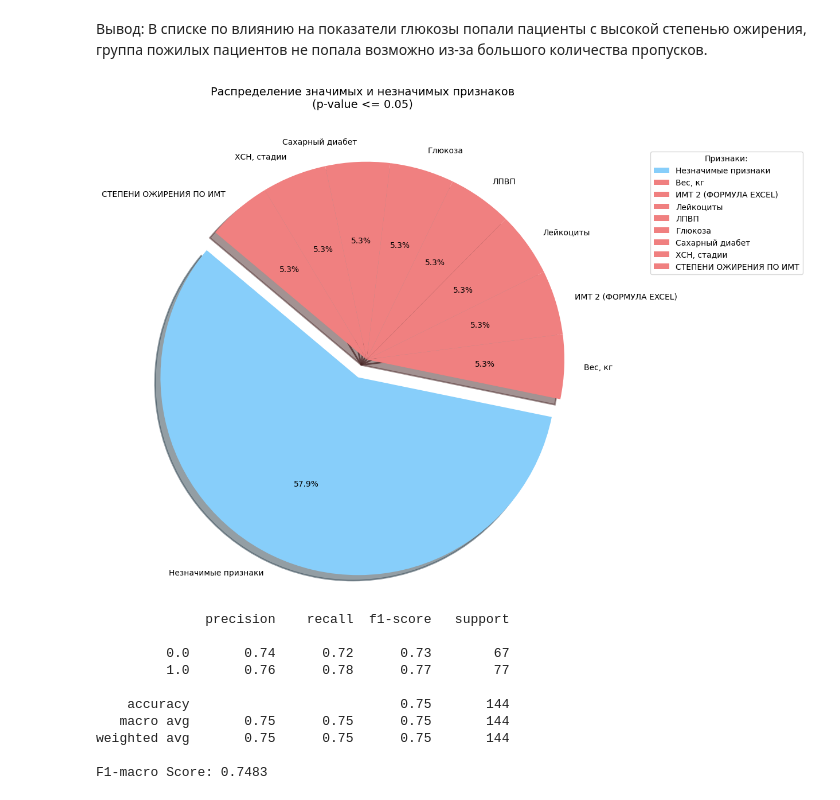
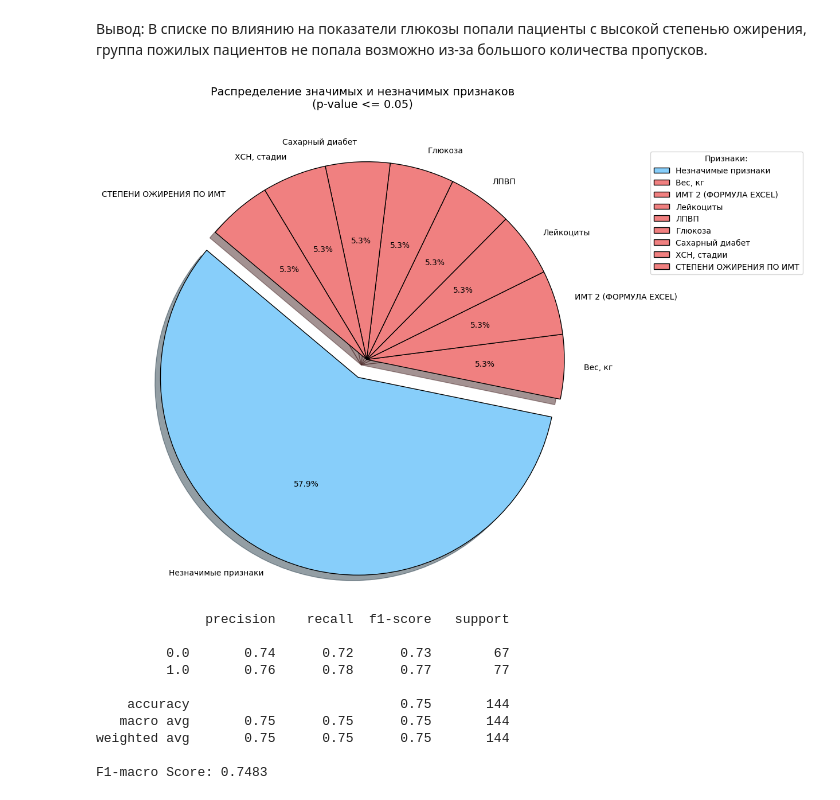
Before and after one commit to Antoha2024/DiplomProductStar, a Jupyter notebook: DS47_1_diabetes_ds.ipynb, the cells around one changed output. Saved outputs shown, nothing was run; the diff lists cells and outputs as text; code cells hidden in the pictures.

```diff
--- a/DS47_1_diabetes_ds.ipynb
+++ b/DS47_1_diabetes_ds.ipynb
@@ -312,35 +312,39 @@ sig_features = results_df.query("`p-value` <= 0.05").index.tolist()  # Спис
 non_sig_count = len(clinical_cols[:-1]) - len(sig_features)
 
 # Создание структуры для группировки результатов
 if sig_features:
     significant_sizes = [1]*len(sig_features)  # Размер каждой отдельной секции равняется единице
 else:
     significant_sizes = []  # Если нет значимых признаков, массив пуст
 
 # Общая структура для графика
 total_sizes = [non_sig_count] + significant_sizes
 labels = ['Незначимые признаки'] + sig_features
 colors = ['lightskyblue'] + ['lightcoral']*len(significant_sizes)
 explode = [0.1] + [0]*len(significant_sizes)  # Выделение первой группы (незначимых признаков)
 
 # Построение общей круговой диаграммы
 fig, ax = plt.subplots(figsize=(10, 10))
 ax.pie(
     total_sizes,
     explode=explode,
     labels=labels,
     colors=colors,
     autopct='%1.1f%%',
     shadow=True,
     startangle=140,
-    wedgeprops={'linewidth': 2}  # Увеличенная толщина линий
+    wedgeprops={
+        'linewidth': 1,           # минимальная ширина линии
+        'edgecolor': 'black',    # белый цвет внешней линии (для минимальной видимости)
+        'antialiased': True       # сглаживание линии для лучшего внешнего вида
+    }
 )
 ax.axis('equal')
 ax.set_title('Распределение значимых и незначимых признаков\n(p-value <= 0.05)', pad=50, fontsize=14)
 plt.legend(title="Признаки:", loc='best', bbox_to_anchor=(1, 0, 0.5, 1))
 plt.show()
 # %% [output]
-[figure, old version]
+[figure, new version]
 # %%
 # Обучаем модель Random Forest
 rf_model = RandomForestClassifier(random_state=654321)
```
